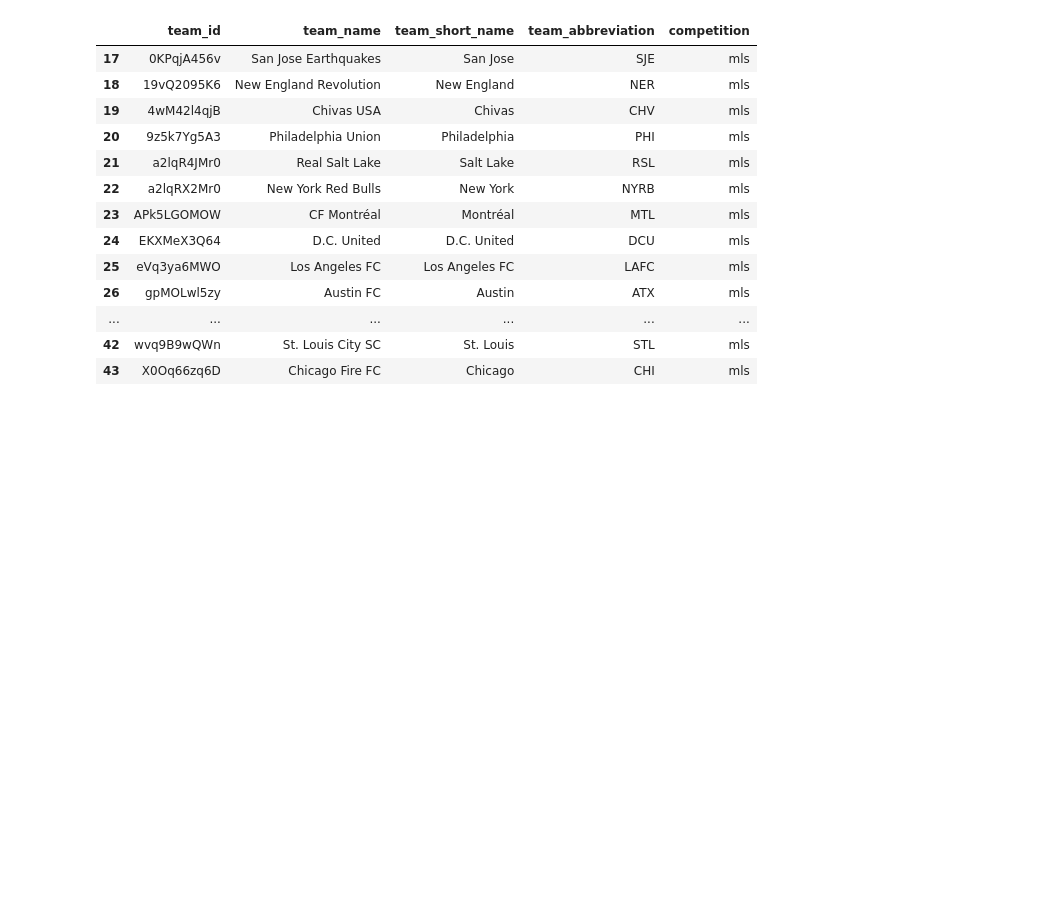
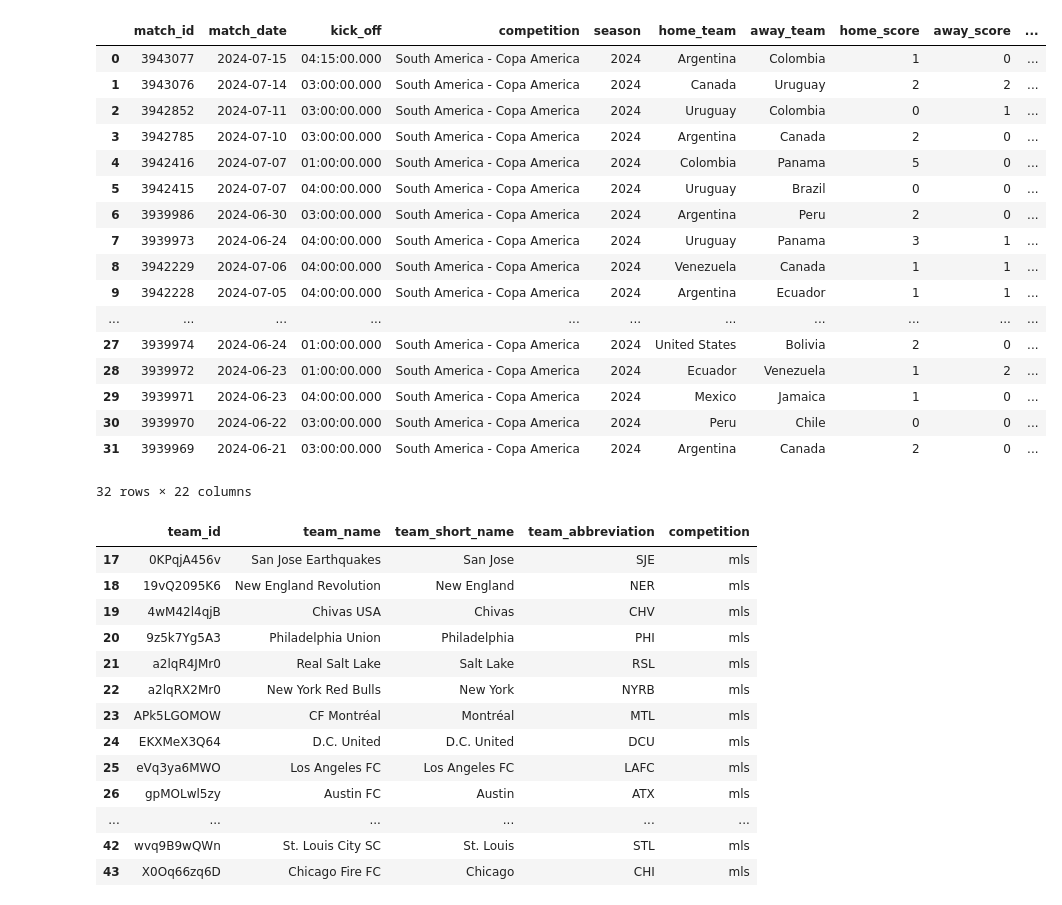
Before and after one commit to JakeBram/open-data, a Jupyter notebook: analysis.ipynb, the cells around one changed output. Saved outputs shown, nothing was run; the diff lists cells and outputs as text; code cells hidden in the pictures; blank space fills up the shorter version.

```diff
--- a/analysis.ipynb
+++ b/analysis.ipynb
@@ -21,3 +72,24 @@ sb.competitions()
+# %%
+sb.matches(competition_id=223, season_id=282) # Last Copa
+# %% [output]
+|  | match_id | match_date | kick_off | competition | season | home_team | away_team | home_score | away_score | ... |
+| 0 | 3943077 | 2024-07-15 | 04:15:00.000 | South America - Copa America | 2024 | Argentina | Colombia | 1 | 0 | ... |
+| 1 | 3943076 | 2024-07-14 | 03:00:00.000 | South America - Copa America | 2024 | Canada | Uruguay | 2 | 2 | ... |
+| 2 | 3942852 | 2024-07-11 | 03:00:00.000 | South America - Copa America | 2024 | Uruguay | Colombia | 0 | 1 | ... |
+| 3 | 3942785 | 2024-07-10 | 03:00:00.000 | South America - Copa America | 2024 | Argentina | Canada | 2 | 0 | ... |
+| 4 | 3942416 | 2024-07-07 | 01:00:00.000 | South America - Copa America | 2024 | Colombia | Panama | 5 | 0 | ... |
+| 5 | 3942415 | 2024-07-07 | 04:00:00.000 | South America - Copa America | 2024 | Uruguay | Brazil | 0 | 0 | ... |
+| 6 | 3939986 | 2024-06-30 | 03:00:00.000 | South America - Copa America | 2024 | Argentina | Peru | 2 | 0 | ... |
+| 7 | 3939973 | 2024-06-24 | 04:00:00.000 | South America - Copa America | 2024 | Uruguay | Panama | 3 | 1 | ... |
+| 8 | 3942229 | 2024-07-06 | 04:00:00.000 | South America - Copa America | 2024 | Venezuela | Canada | 1 | 1 | ... |
+| 9 | 3942228 | 2024-07-05 | 04:00:00.000 | South America - Copa America | 2024 | Argentina | Ecuador | 1 | 1 | ... |
+| ... | ... | ... | ... | ... | ... | ... | ... | ... | ... | ... |
+| 27 | 3939974 | 2024-06-24 | 01:00:00.000 | South America - Copa America | 2024 | United States | Bolivia | 2 | 0 | ... |
+| 28 | 3939972 | 2024-06-23 | 01:00:00.000 | South America - Copa America | 2024 | Ecuador | Venezuela | 1 | 2 | ... |
+| 29 | 3939971 | 2024-06-23 | 04:00:00.000 | South America - Copa America | 2024 | Mexico | Jamaica | 1 | 0 | ... |
+| 30 | 3939970 | 2024-06-22 | 03:00:00.000 | South America - Copa America | 2024 | Peru | Chile | 0 | 0 | ... |
+| 31 | 3939969 | 2024-06-21 | 03:00:00.000 | South America - Copa America | 2024 | Argentina | Canada | 2 | 0 | ... |
+32 rows × 22 columns
 # %%
 from itscalledsoccer.client import AmericanSoccerAnalysis
 
```
Also changed, not shown: parts of 10 cells of this notebook.
